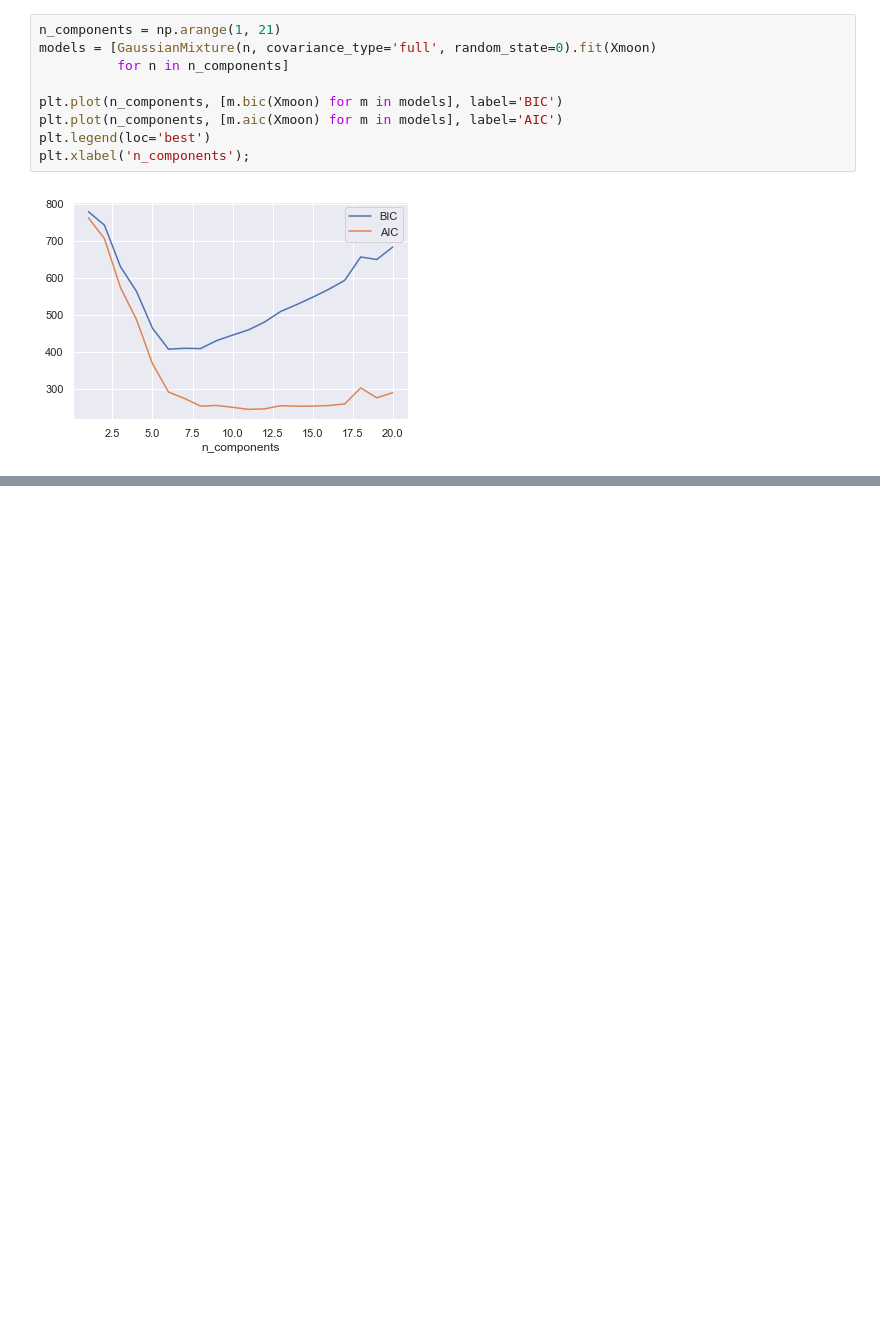
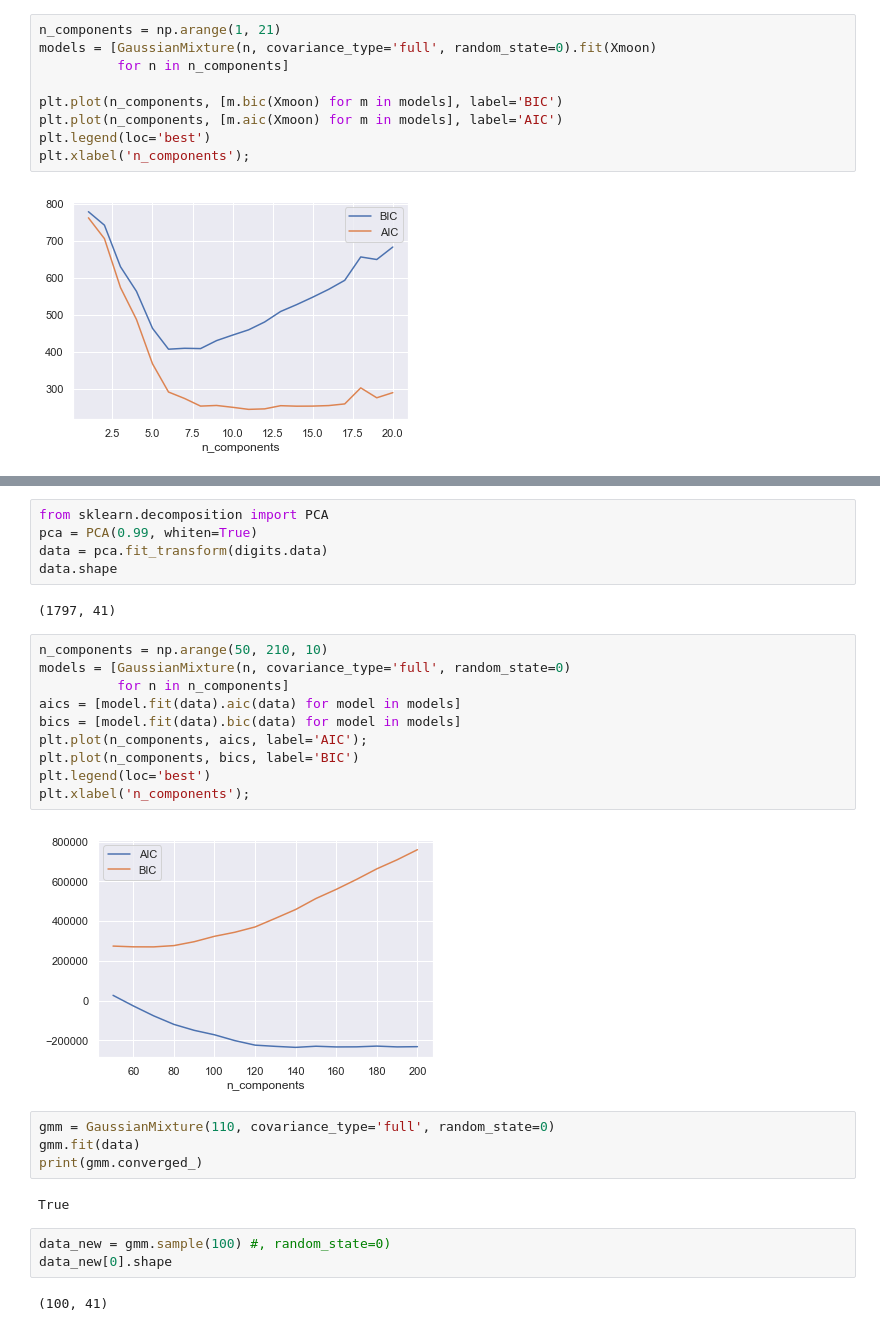
Before and after one commit to Data-drone/coding_practice, a Jupyter notebook: data_science/Gaussian Mixture Models.ipynb, the cells around one changed output, grey strips where cells are left out. Cells and saved outputs as stored; diff of their text form; blank space fills up the shorter version.

```diff
--- a/data_science/Gaussian Mixture Models.ipynb
+++ b/data_science/Gaussian Mixture Models.ipynb
@@ -151,0 +171,30 @@ plt.xlabel('n_components');
+# %%
+from sklearn.decomposition import PCA
+pca = PCA(0.99, whiten=True)
+data = pca.fit_transform(digits.data)
+data.shape
+# %% [output]
+(1797, 41)
+# %%
+n_components = np.arange(50, 210, 10)
+models = [GaussianMixture(n, covariance_type='full', random_state=0)
+          for n in n_components]
+aics = [model.fit(data).aic(data) for model in models]
+bics = [model.fit(data).bic(data) for model in models]
+plt.plot(n_components, aics, label='AIC');
+plt.plot(n_components, bics, label='BIC')
+plt.legend(loc='best')
+plt.xlabel('n_components');
+# %% [output]
+[figure, added]
+# %%
+gmm = GaussianMixture(110, covariance_type='full', random_state=0)
+gmm.fit(data)
+print(gmm.converged_)
+# %% [output]
+True
+# %%
+data_new = gmm.sample(100) #, random_state=0)
+data_new[0].shape
+# %% [output]
+(100, 41)
```
Also changed, not shown: parts of 4 cells of this notebook.
